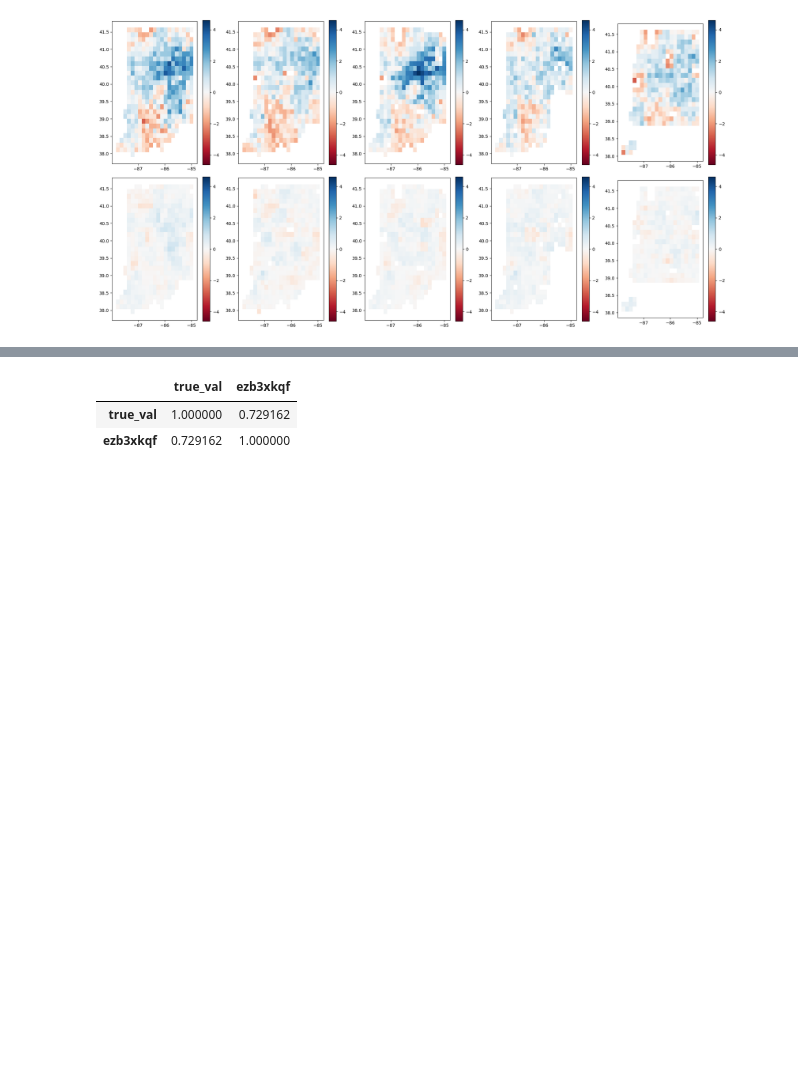
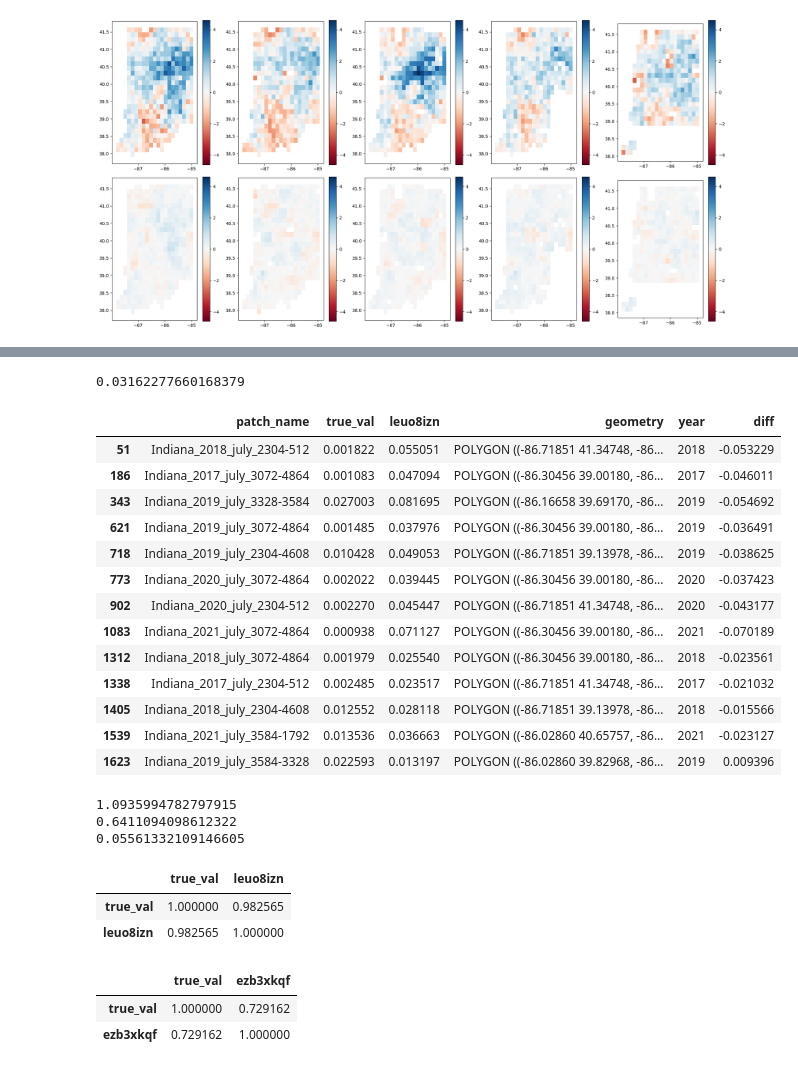
Before and after one commit to Arun-1997/Msc_Thesis, a Jupyter notebook: CNN_evaluate_analysis.ipynb, the cells around one changed output, grey strips where cells are left out. Drawn from its saved outputs; the diff is of its cells as text; code cells hidden in the pictures; blank space fills up the shorter version.

```diff
--- a/CNN_evaluate_analysis.ipynb
+++ b/CNN_evaluate_analysis.ipynb
@@ -226,3 +274,40 @@ plt.show()
+# %%
+import math
+math.pow(10,-1.5)
+# %% [output]
+0.03162277660168379
+# %%
+ev_gdf_all_2[ev_gdf_all_2["true_val"] < 0.031]
+# %% [output]
+|  | patch_name | true_val | leuo8izn | geometry | year | diff |
+| 51 | Indiana_2018_july_2304-512 | 0.001822 | 0.055051 | POLYGON ((-86.71851 41.34748, -86... | 2018 | -0.053229 |
+| 186 | Indiana_2017_july_3072-4864 | 0.001083 | 0.047094 | POLYGON ((-86.30456 39.00180, -86... | 2017 | -0.046011 |
+| 343 | Indiana_2019_july_3328-3584 | 0.027003 | 0.081695 | POLYGON ((-86.16658 39.69170, -86... | 2019 | -0.054692 |
+| 621 | Indiana_2019_july_3072-4864 | 0.001485 | 0.037976 | POLYGON ((-86.30456 39.00180, -86... | 2019 | -0.036491 |
+| 718 | Indiana_2019_july_2304-4608 | 0.010428 | 0.049053 | POLYGON ((-86.71851 39.13978, -86... | 2019 | -0.038625 |
+| 773 | Indiana_2020_july_3072-4864 | 0.002022 | 0.039445 | POLYGON ((-86.30456 39.00180, -86... | 2020 | -0.037423 |
+| 902 | Indiana_2020_july_2304-512 | 0.002270 | 0.045447 | POLYGON ((-86.71851 41.34748, -86... | 2020 | -0.043177 |
+| 1083 | Indiana_2021_july_3072-4864 | 0.000938 | 0.071127 | POLYGON ((-86.30456 39.00180, -86... | 2021 | -0.070189 |
+| 1312 | Indiana_2018_july_3072-4864 | 0.001979 | 0.025540 | POLYGON ((-86.30456 39.00180, -86... | 2018 | -0.023561 |
+| 1338 | Indiana_2017_july_2304-512 | 0.002485 | 0.023517 | POLYGON ((-86.71851 41.34748, -86... | 2017 | -0.021032 |
+| 1405 | Indiana_2018_july_2304-4608 | 0.012552 | 0.028118 | POLYGON ((-86.71851 39.13978, -86... | 2018 | -0.015566 |
+| 1539 | Indiana_2021_july_3584-1792 | 0.013536 | 0.036663 | POLYGON ((-86.02860 40.65757, -86... | 2021 | -0.023127 |
+| 1623 | Indiana_2019_july_3584-3328 | 0.022593 | 0.013197 | POLYGON ((-86.02860 39.82968, -86... | 2019 | 0.009396 |
+# %%
+from sklearn.metrics import mean_squared_error
+print(mean_squared_error(true_value0, predicted_value0))
+print(mean_squared_error(true_value1, predicted_value1))
+print(mean_squared_error(true_value2, predicted_value2))
+# %% [output]
+1.0935994782797915
+0.6411094098612322
+0.05561332109146605
+# %%
+ev_gdf_2.corr()
+# %% [output]
+|  | true_val | leuo8izn |
+| true_val | 1.000000 | 0.982565 |
+| leuo8izn | 0.982565 | 1.000000 |
 # %%
 ev_gdf_1.corr()
 # %% [output]
```
Also changed, not shown: parts of 16 cells of this notebook, 4 other files.
